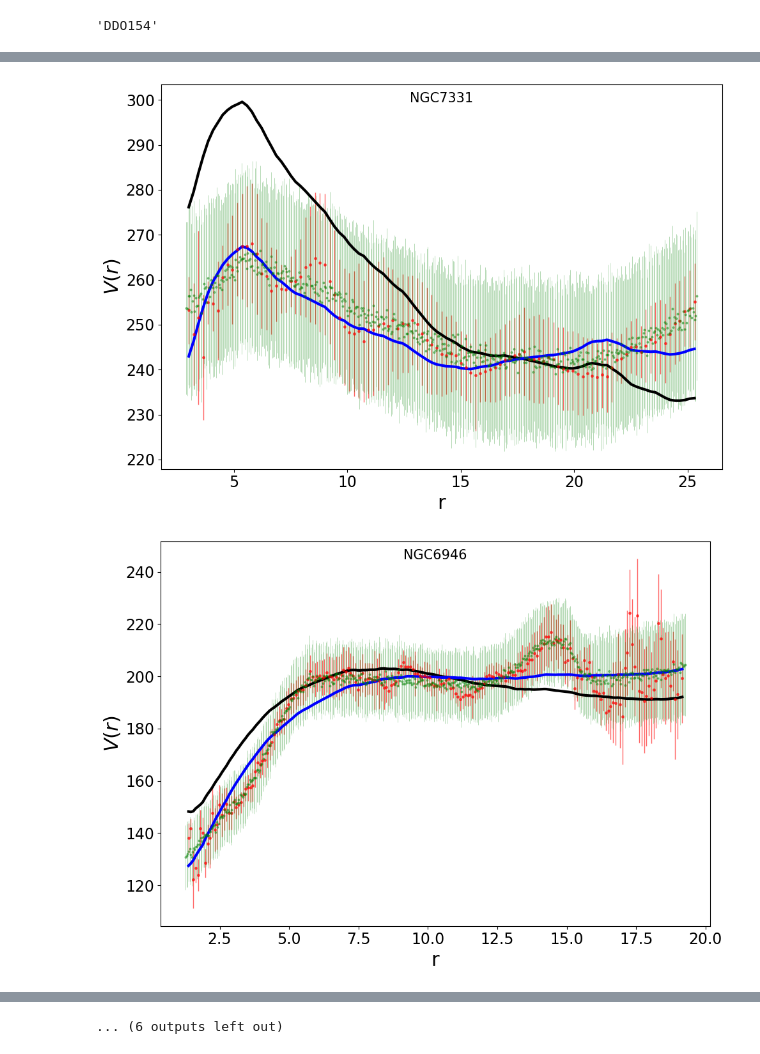
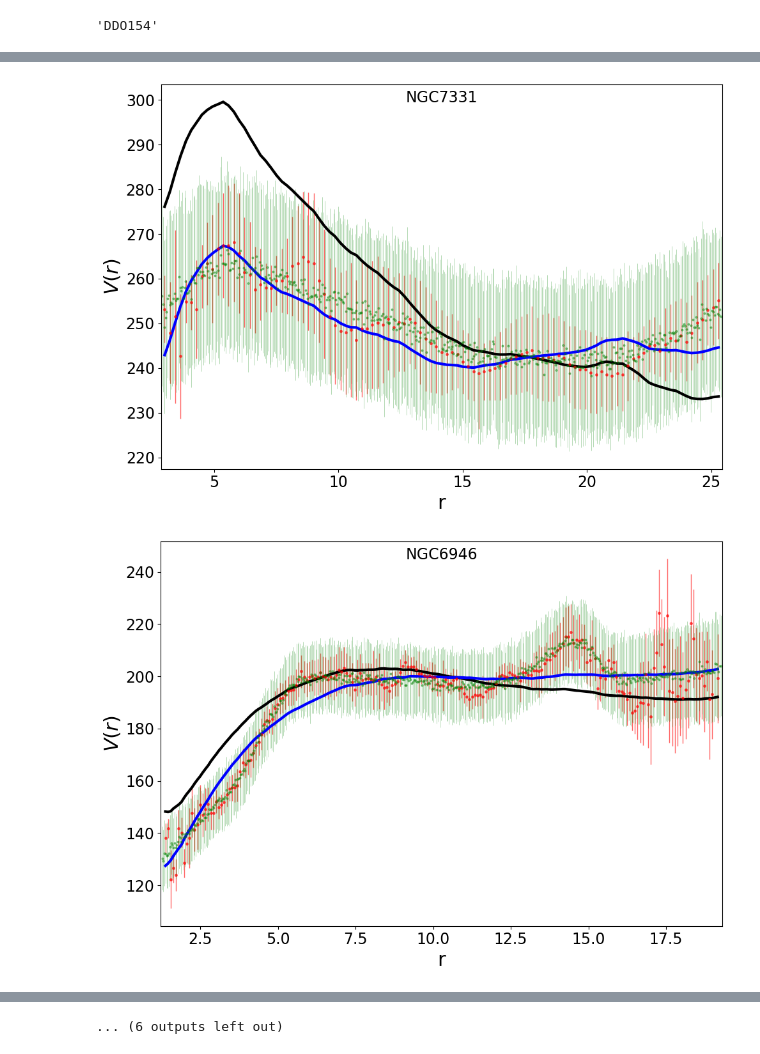
Before and after one commit to igomezv/Reconstructing-RC-with-ANN, a Jupyter notebook: load_all_models.ipynb, the cells around one changed output, grey strips where cells are left out. Drawn from its saved outputs; the diff is of its cells as text; code cells hidden in the pictures.

Commit message:
set fontsize, legends, title, etc

```diff
--- a/load_all_models.ipynb
+++ b/load_all_models.ipynb
@@ -151,20 +151,20 @@ for idx, file in enumerate(files):
     plt.xticks(fontsize=17)
     plt.yticks(fontsize=17)
 
-    plt.title(root_name(files[idx]), y=0.94, fontsize=15)
+    plt.title(root_name(files[idx]), y=0.94, fontsize=17)
 
     if idx == 0:
-        leg = plt.legend(fontsize=14, loc='upper right')
+        leg = plt.legend(fontsize=16, loc='upper right', framealpha=0)
 #         leg = plt.legend()
         for lh in leg.legendHandles:
             lh.set_alpha(1)
 
+    plt.xlim(min(df['Radius'].values)-0.15, max(df['Radius'].values)+0.15)
     plt.tight_layout()
 
     plt.savefig("figures/load_neural_reconstruction_RC_{}.png".format(idx+1), dpi=100)
 
     print("-"*10)
-    # plt.ylim(0, 200)
 # %% [output]
 Model 1/17
 ----------
@@ -190,2 +190,2 @@ root NGC7793
-[figure, old version]
+[figure, new version]
-[figure, old version]
+[figure, new version]
```
Also changed, not shown: parts of 1 cell of this notebook, 17 other files.
